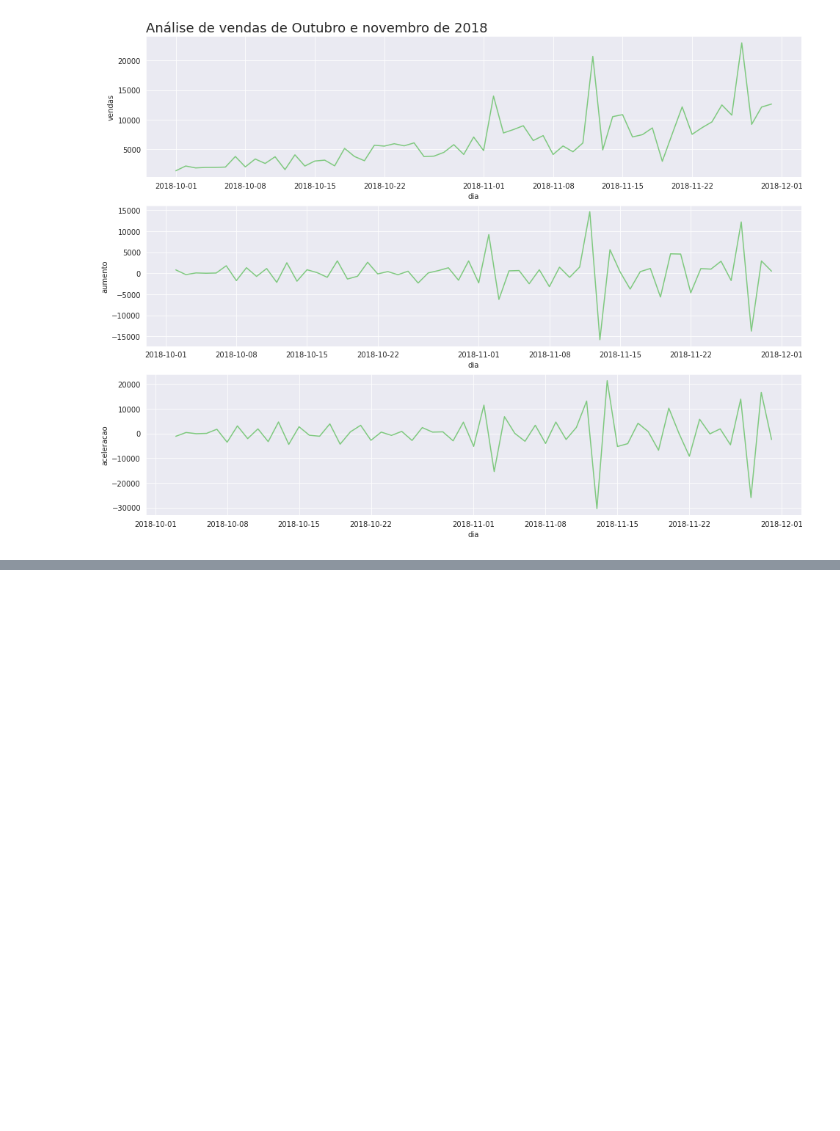
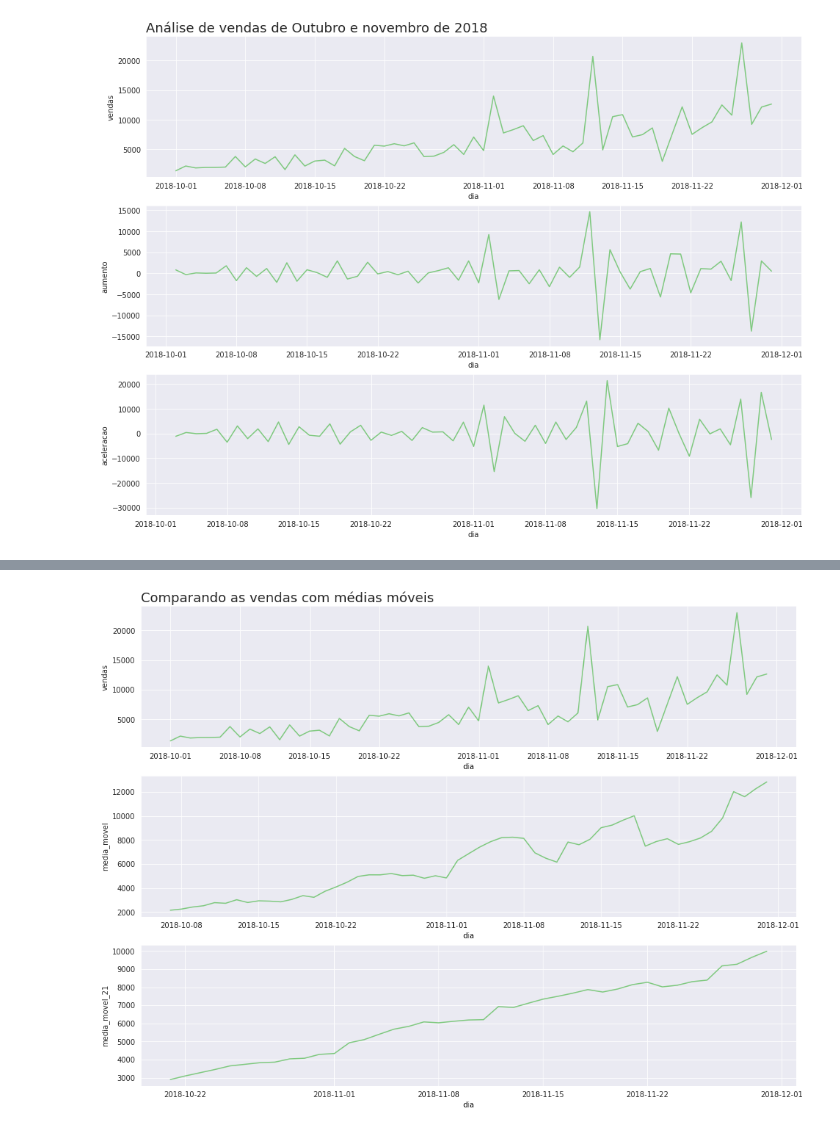
Before and after one commit to lumagri/Python_to_Data_Science, a Jupyter notebook: 8_DataScience_analises_de_series_temporais/TimeSeries.ipynb, the cells around one changed output, grey strips where cells are left out. Saved outputs shown, nothing was run; the diff lists cells and outputs as text; code cells hidden in the pictures; blank space fills up the shorter version.

```diff
--- a/8_DataScience_analises_de_series_temporais/TimeSeries.ipynb
+++ b/8_DataScience_analises_de_series_temporais/TimeSeries.ipynb
@@ -648,0 +677,5 @@ plot_comparacao('dia', 'vendas', 'aumento', 'aceleracao',
+# %%
+plot_comparacao('dia','vendas', 'media_movel', 'media_movel_21',
+                'Comparando as vendas com médias móveis', alucel)
+# %% [output]
+[figure, added]
```
Also changed, not shown: parts of 6 cells of this notebook.
